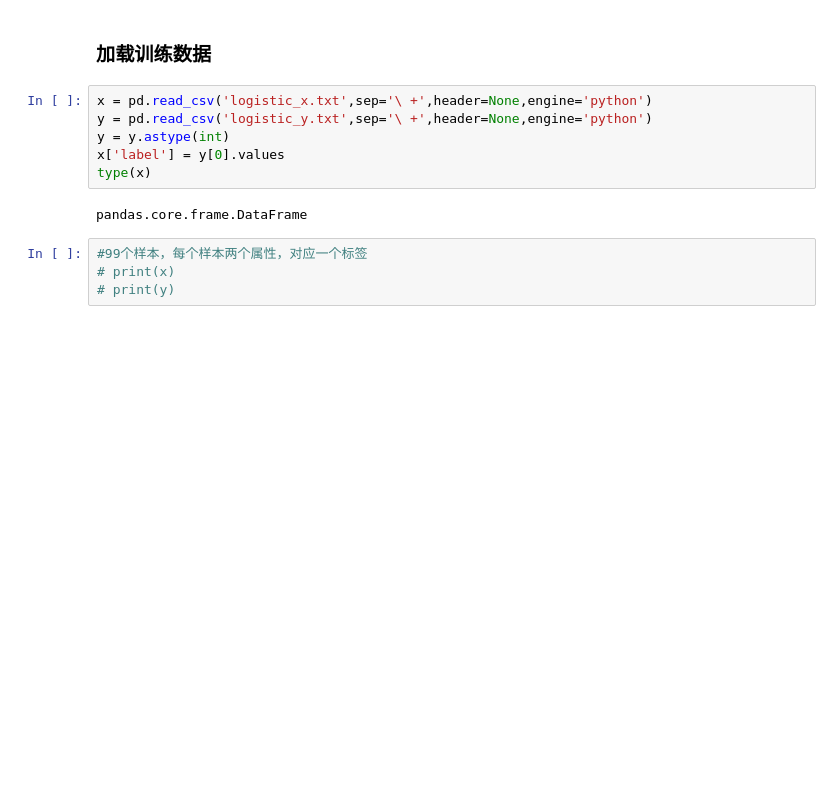
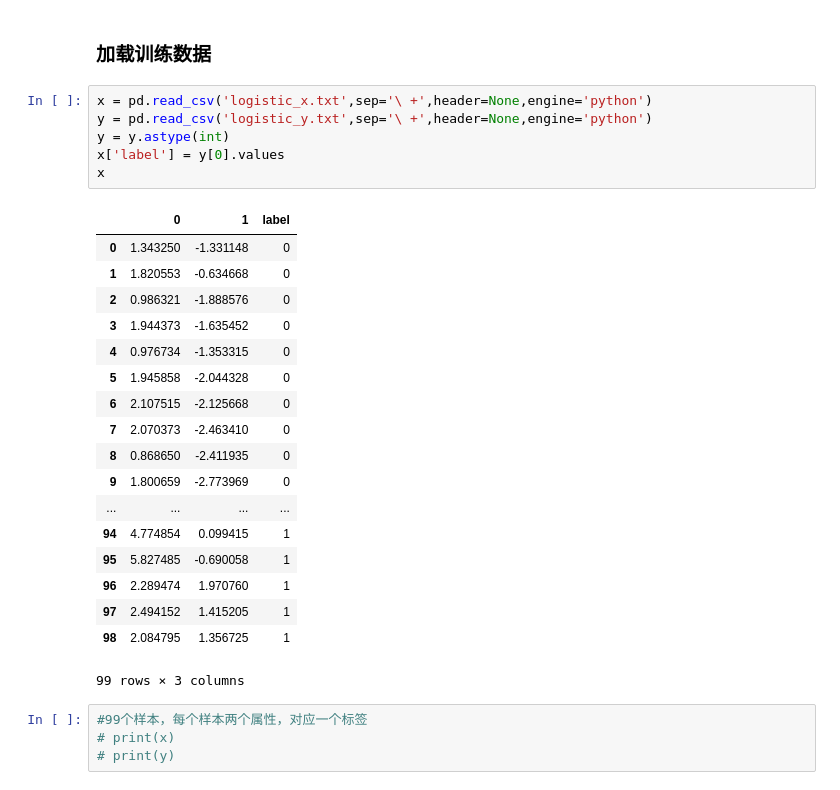
Before and after one commit to ZymHedy/CV_course, a Jupyter notebook: week3/my_logistic.ipynb, the cells around one changed output. Drawn from its saved outputs; the diff is of its cells as text; blank space fills up the shorter version.

```diff
--- a/week3/my_logistic.ipynb
+++ b/week3/my_logistic.ipynb
@@ -9,11 +9,28 @@ import matplotlib.pyplot as plt
 # %%
 x = pd.read_csv('logistic_x.txt',sep='\ +',header=None,engine='python')
 y = pd.read_csv('logistic_y.txt',sep='\ +',header=None,engine='python')
 y = y.astype(int)
 x['label'] = y[0].values
-type(x)
+x
 # %% [output]
+|  | 0 | 1 | label |
+| 0 | 1.343250 | -1.331148 | 0 |
+| 1 | 1.820553 | -0.634668 | 0 |
+| 2 | 0.986321 | -1.888576 | 0 |
+| 3 | 1.944373 | -1.635452 | 0 |
+| 4 | 0.976734 | -1.353315 | 0 |
+| 5 | 1.945858 | -2.044328 | 0 |
+| 6 | 2.107515 | -2.125668 | 0 |
+| 7 | 2.070373 | -2.463410 | 0 |
+| 8 | 0.868650 | -2.411935 | 0 |
+| 9 | 1.800659 | -2.773969 | 0 |
+| ... | ... | ... | ... |
+| 94 | 4.774854 | 0.099415 | 1 |
+| 95 | 5.827485 | -0.690058 | 1 |
+| 96 | 2.289474 | 1.970760 | 1 |
+| 97 | 2.494152 | 1.415205 | 1 |
+| 98 | 2.084795 | 1.356725 | 1 |
-pandas.core.frame.DataFrame
+99 rows × 3 columns
 # %%
 #99个样本，每个样本两个属性，对应一个标签
 # print(x)
```
Also changed, not shown: parts of 5 cells of this notebook.
